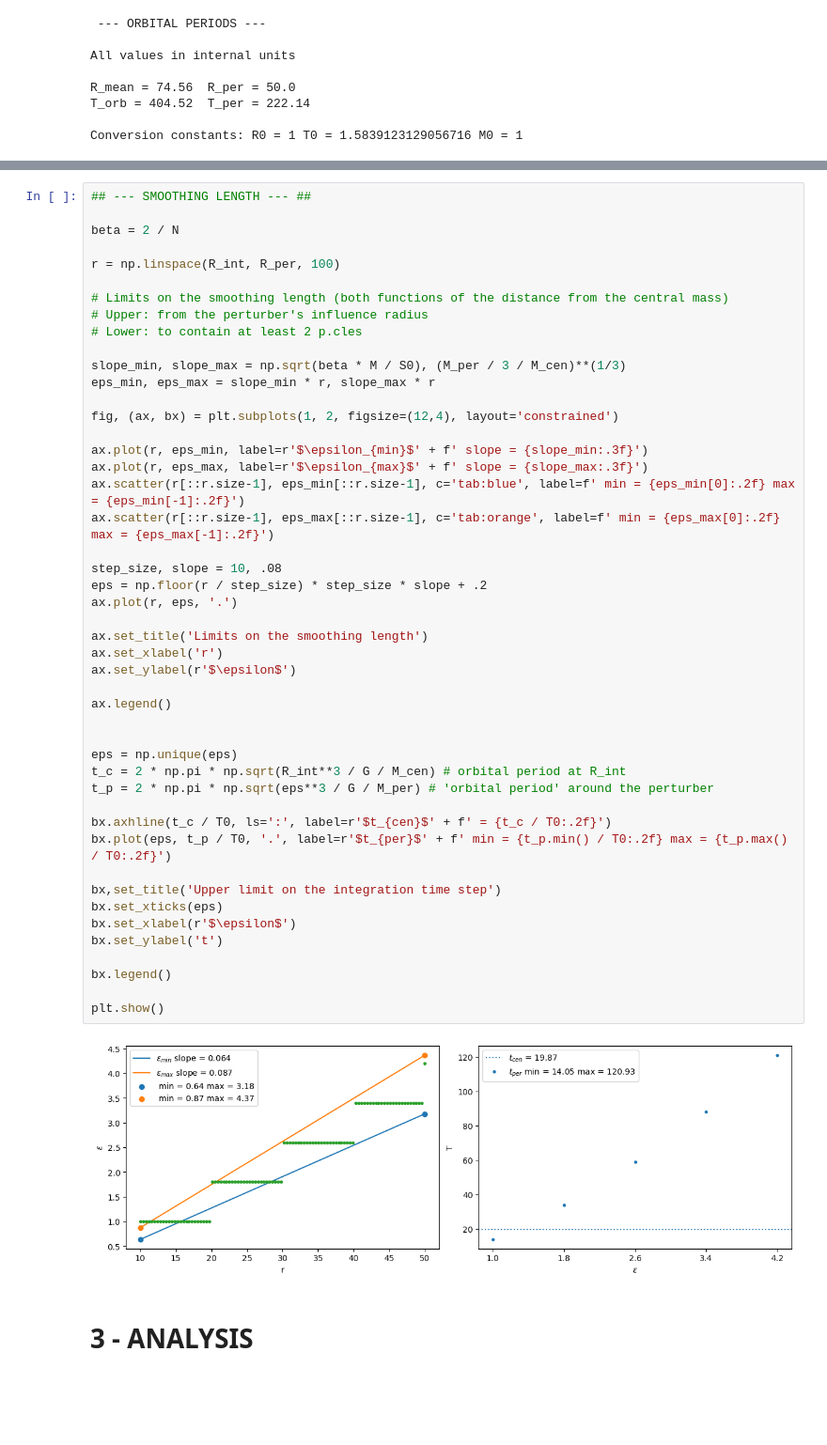
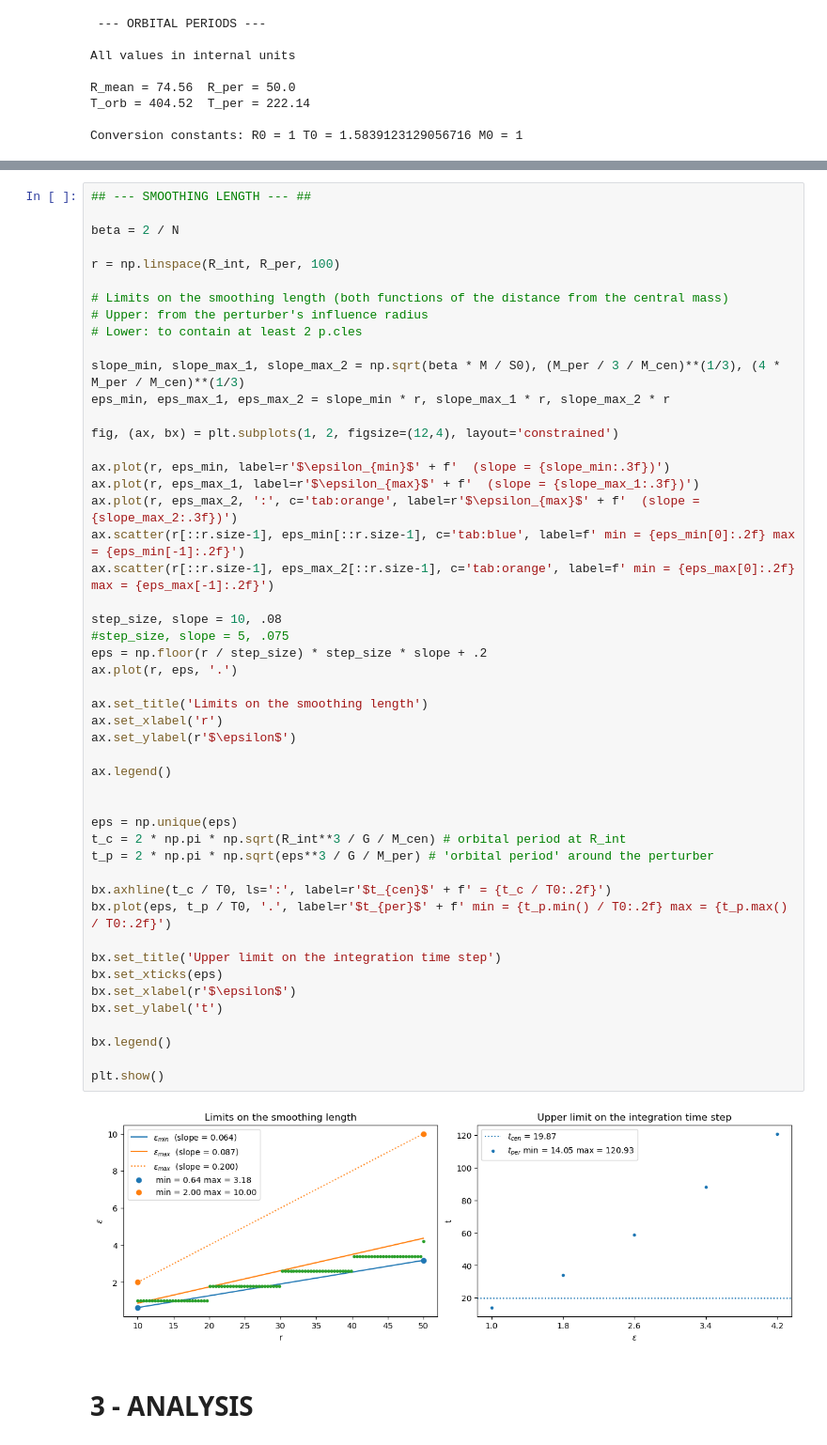
Before and after one commit to RoccoGiugni/DoSS-24-25, a Jupyter notebook: FP/FinalProject-V3.ipynb, the cells around one changed output, grey strips where cells are left out. Shown at 94% size. Cells and saved outputs as stored; diff of their text form; blank space fills up the shorter version.

```diff
--- a/FP/FinalProject-V3.ipynb
+++ b/FP/FinalProject-V3.ipynb
@@ -385,44 +389,46 @@ r = np.linspace(R_int, R_per, 100)
 # Upper: from the perturber's influence radius
 # Lower: to contain at least 2 p.cles
 
-slope_min, slope_max = np.sqrt(beta * M / S0), (M_per / 3 / M_cen)**(1/3)
-eps_min, eps_max = slope_min * r, slope_max * r
+slope_min, slope_max_1, slope_max_2 = np.sqrt(beta * M / S0), (M_per / 3 / M_cen)**(1/3), (4 * M_per / M_cen)**(1/3)
+eps_min, eps_max_1, eps_max_2 = slope_min * r, slope_max_1 * r, slope_max_2 * r
 
 fig, (ax, bx) = plt.subplots(1, 2, figsize=(12,4), layout='constrained')
 
-ax.plot(r, eps_min, label=r'$\epsilon_{min}$' + f' slope = {slope_min:.3f}')
-ax.plot(r, eps_max, label=r'$\epsilon_{max}$' + f' slope = {slope_max:.3f}')
+ax.plot(r, eps_min, label=r'$\epsilon_{min}$' + f'  (slope = {slope_min:.3f})')
+ax.plot(r, eps_max_1, label=r'$\epsilon_{max}$' + f'  (slope = {slope_max_1:.3f})')
+ax.plot(r, eps_max_2, ':', c='tab:orange', label=r'$\epsilon_{max}$' + f'  (slope = {slope_max_2:.3f})')
 ax.scatter(r[::r.size-1], eps_min[::r.size-1], c='tab:blue', label=f' min = {eps_min[0]:.2f} max = {eps_min[-1]:.2f}')
-ax.scatter(r[::r.size-1], eps_max[::r.size-1], c='tab:orange', label=f' min = {eps_max[0]:.2f} max = {eps_max[-1]:.2f}')
+ax.scatter(r[::r.size-1], eps_max_2[::r.size-1], c='tab:orange', label=f' min = {eps_max[0]:.2f} max = {eps_max[-1]:.2f}')
 
 step_size, slope = 10, .08
+#step_size, slope = 5, .075
 eps = np.floor(r / step_size) * step_size * slope + .2
 ax.plot(r, eps, '.')
 
 ax.set_title('Limits on the smoothing length')
 ax.set_xlabel('r')
 ax.set_ylabel(r'$\epsilon$')
 
 ax.legend()
 
 
 eps = np.unique(eps)
 t_c = 2 * np.pi * np.sqrt(R_int**3 / G / M_cen) # orbital period at R_int
 t_p = 2 * np.pi * np.sqrt(eps**3 / G / M_per) # 'orbital period' around the perturber
 
 bx.axhline(t_c / T0, ls=':', label=r'$t_{cen}$' + f' = {t_c / T0:.2f}')
 bx.plot(eps, t_p / T0, '.', label=r'$t_{per}$' + f' min = {t_p.min() / T0:.2f} max = {t_p.max() / T0:.2f}')
 
-bx,set_title('Upper limit on the integration time step')
+bx.set_title('Upper limit on the integration time step')
 bx.set_xticks(eps)
 bx.set_xlabel(r'$\epsilon$')
 bx.set_ylabel('t')
 
 bx.legend()
 
 plt.show()
 # %% [output]
-[figure, old version]
+[figure, new version]
 # %% [markdown]
 # 3 - ANALYSIS
 # %% [markdown]
```
Also changed, not shown: parts of 30 cells of this notebook, 1 other file.
